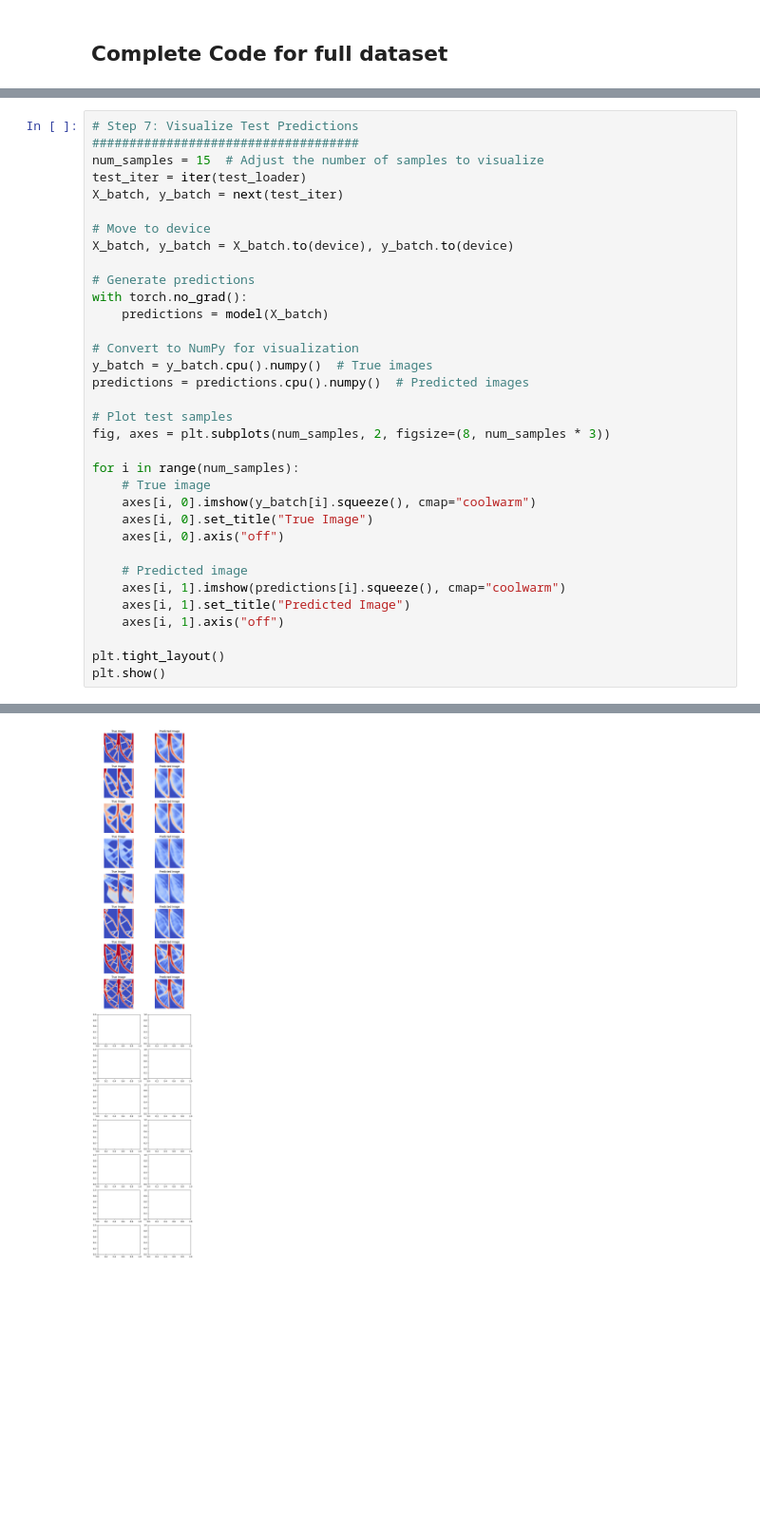
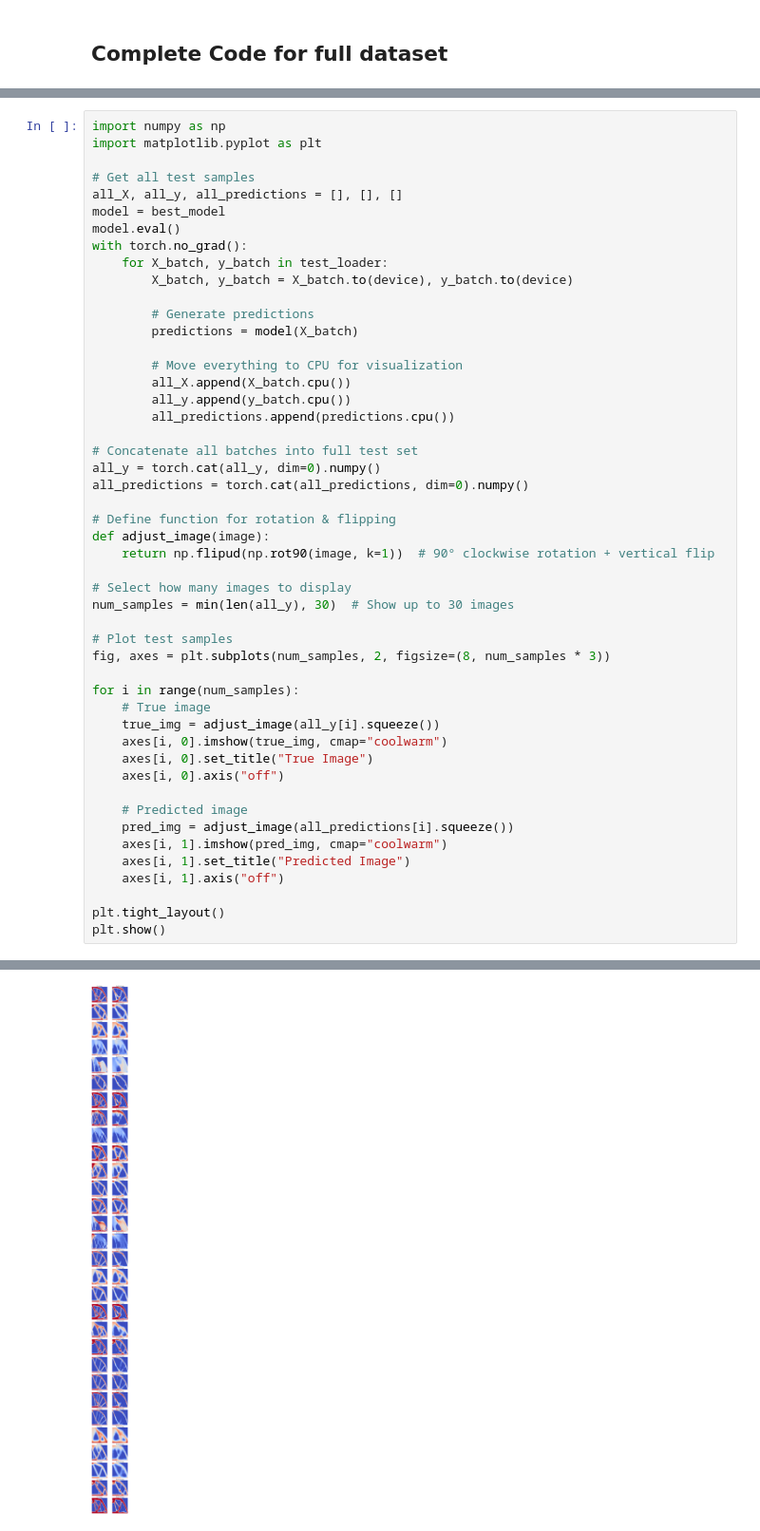
Before and after one commit to Psych17101/EngiOpt, a Jupyter notebook: tutorial_ann_image_regression.ipynb, the cells around one changed output, grey strips where cells are left out. Shown at 95% size. Saved outputs shown, nothing was run; the diff lists cells and outputs as text; blank space fills up the shorter version.

```diff
--- a/tutorial_ann_image_regression.ipynb
+++ b/tutorial_ann_image_regression.ipynb
@@ -560,32 +971,47 @@ Final Test Loss: 0.1905
 # %%
-# Step 7: Visualize Test Predictions
-####################################
-num_samples = 15  # Adjust the number of samples to visualize
-test_iter = iter(test_loader)
-X_batch, y_batch = next(test_iter)
+import numpy as np
+import matplotlib.pyplot as plt
 
-# Move to device
-X_batch, y_batch = X_batch.to(device), y_batch.to(device)
+# Get all test samples
+all_X, all_y, all_predictions = [], [], []
+model = best_model
+model.eval()
+with torch.no_grad():
+    for X_batch, y_batch in test_loader:
+        X_batch, y_batch = X_batch.to(device), y_batch.to(device)
 
-# Generate predictions
-with torch.no_grad():
-    predictions = model(X_batch)
+        # Generate predictions
+        predictions = model(X_batch)
 
-# Convert to NumPy for visualization
-y_batch = y_batch.cpu().numpy()  # True images
-predictions = predictions.cpu().numpy()  # Predicted images
+        # Move everything to CPU for visualization
+        all_X.append(X_batch.cpu())
+        all_y.append(y_batch.cpu())
+        all_predictions.append(predictions.cpu())
+
+# Concatenate all batches into full test set
+all_y = torch.cat(all_y, dim=0).numpy()
+all_predictions = torch.cat(all_predictions, dim=0).numpy()
+
+# Define function for rotation & flipping
+def adjust_image(image):
+    return np.flipud(np.rot90(image, k=1))  # 90° clockwise rotation + vertical flip
+
+# Select how many images to display
+num_samples = min(len(all_y), 30)  # Show up to 30 images
 
 # Plot test samples
 fig, axes = plt.subplots(num_samples, 2, figsize=(8, num_samples * 3))
 
 for i in range(num_samples):
     # True image
-    axes[i, 0].imshow(y_batch[i].squeeze(), cmap="coolwarm")
+    true_img = adjust_image(all_y[i].squeeze())
+    axes[i, 0].imshow(true_img, cmap="coolwarm")
     axes[i, 0].set_title("True Image")
     axes[i, 0].axis("off")
 
     # Predicted image
-    axes[i, 1].imshow(predictions[i].squeeze(), cmap="coolwarm")
+    pred_img = adjust_image(all_predictions[i].squeeze())
+    axes[i, 1].imshow(pred_img, cmap="coolwarm")
     axes[i, 1].set_title("Predicted Image")
     axes[i, 1].axis("off")
 
@@ -596 +1021 @@ IndexError: index 8 is out of bounds for axis 0 with size 8
-[figure, old version]
+[figure, new version]
```
Also changed, not shown: parts of 11 cells of this notebook, 1 other file.
